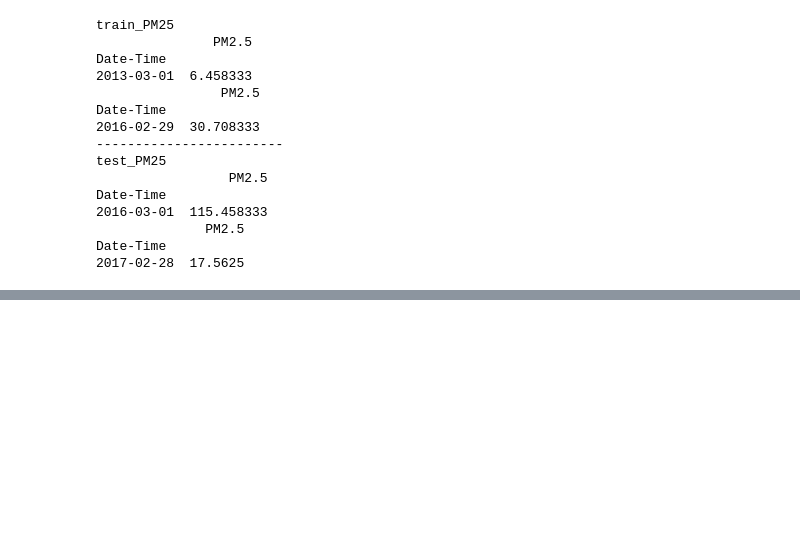
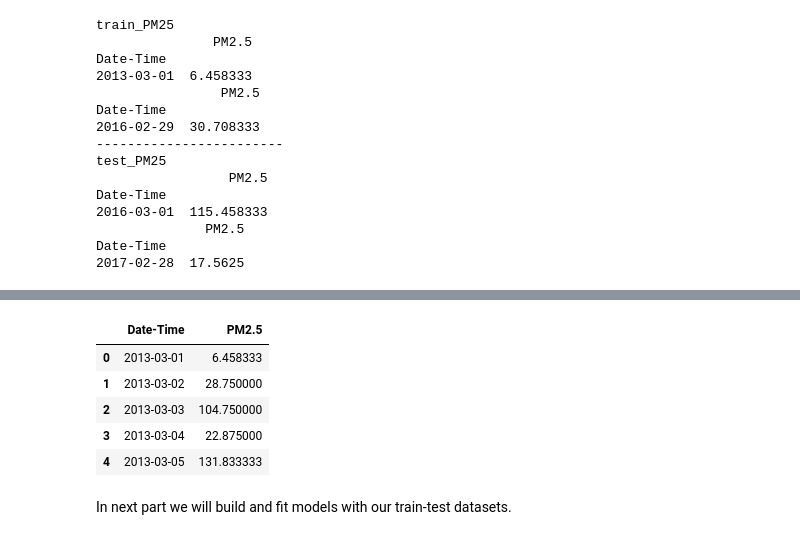
Before and after one commit to aishrock006/Capstone-Project, a Jupyter notebook: CapstoneProject.ipynb, the cells around one changed output, grey strips where cells are left out. Cells and saved outputs as stored; diff of their text form; code cells hidden in the pictures; blank space fills up the shorter version.

Commit message:
save train-test data

```diff
--- a/CapstoneProject.ipynb
+++ b/CapstoneProject.ipynb
@@ -451,0 +500,12 @@ As we can see, our train_test_split function worked as expected. Now it's time t
+# %%
+# let's test one of the file
+pd.read_csv('dataset/train/train_PM2.5.csv').head()
+# %% [output]
+|  | Date-Time | PM2.5 |
+| 0 | 2013-03-01 | 6.458333 |
+| 1 | 2013-03-02 | 28.750000 |
+| 2 | 2013-03-03 | 104.750000 |
+| 3 | 2013-03-04 | 22.875000 |
+| 4 | 2013-03-05 | 131.833333 |
+# %% [markdown]
+In next part we will build and fit models with our train-test datasets.
```
Also changed, not shown: parts of 6 cells of this notebook, 12 other files.
